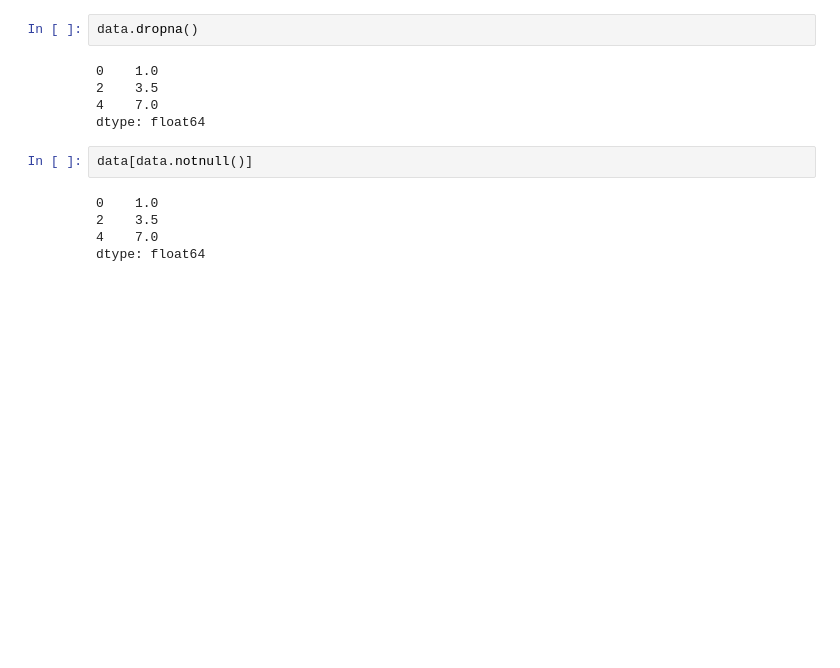
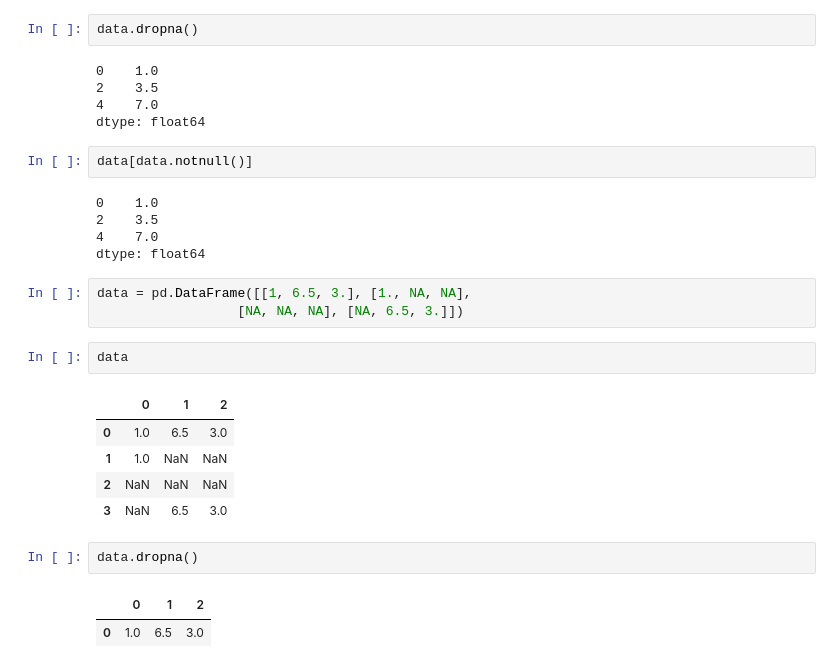
Before and after one commit to AmanSg098/ML-Projects, a Jupyter notebook: Pandaspract.ipynb, the cells around one changed output. Drawn from its saved outputs; the diff is of its cells as text; blank space fills up the shorter version.

```diff
--- a/Pandaspract.ipynb
+++ b/Pandaspract.ipynb
@@ -1227,3 +1136,19 @@ data[data.notnull()]
 2    3.5
 4    7.0
 dtype: float64
+# %%
+data = pd.DataFrame([[1, 6.5, 3.], [1., NA, NA],
+                  [NA, NA, NA], [NA, 6.5, 3.]])
+# %%
+data
+# %% [output]
+|  | 0 | 1 | 2 |
+| 0 | 1.0 | 6.5 | 3.0 |
+| 1 | 1.0 | NaN | NaN |
+| 2 | NaN | NaN | NaN |
+| 3 | NaN | 6.5 | 3.0 |
+# %%
+data.dropna()
+# %% [output]
+|  | 0 | 1 | 2 |
+| 0 | 1.0 | 6.5 | 3.0 |
```
Also changed, not shown: parts of 25 cells of this notebook.
